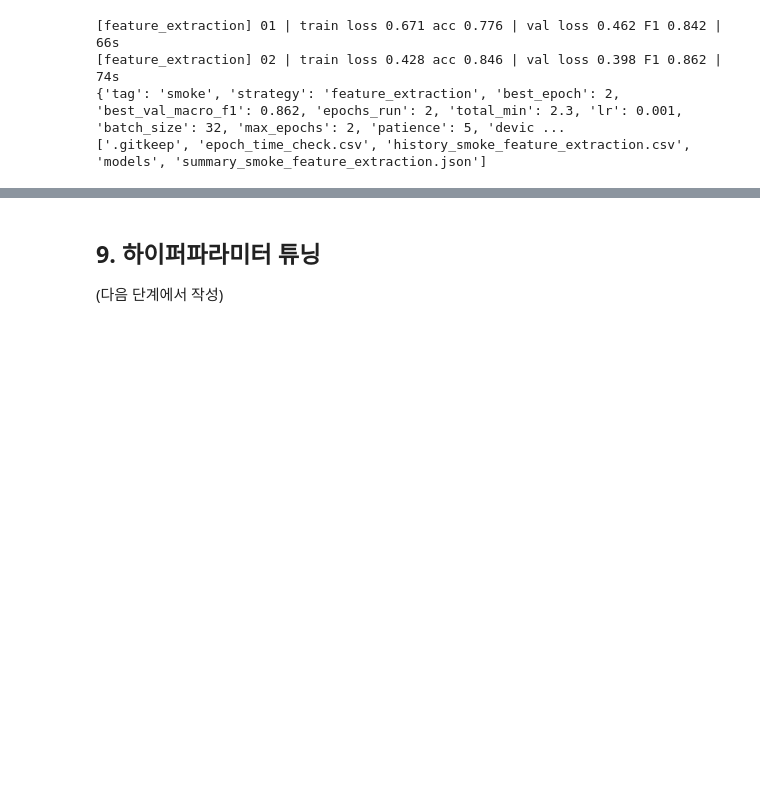
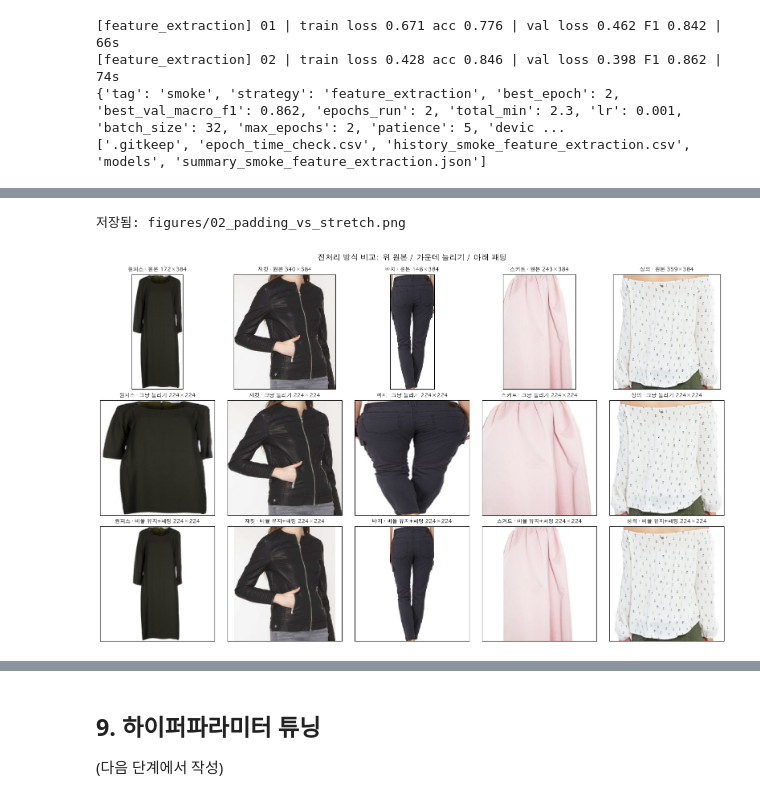
Before and after one commit to ehdwls1452/CV_Project_2, a Jupyter notebook: notebooks/03_modeling.ipynb, the cells around one changed output, grey strips where cells are left out. Cells and saved outputs as stored; diff of their text form; code cells hidden in the pictures; blank space fills up the shorter version.

```diff
--- a/notebooks/03_modeling.ipynb
+++ b/notebooks/03_modeling.ipynb
@@ -262,0 +283,20 @@ summary_df
+# %%
+pad = PadToSquare()
+fig, axes = plt.subplots(3, 5, figsize=(16, 10))
+for i, cat in enumerate(order):
+    row = train_df[train_df["category"] == cat].sample(1, random_state=SEED).iloc[0]
+    img = Image.open(DATA_DIR / row["image_path"]).convert("RGB")
+    views = [(img, f"원본 {img.width}×{img.height}"),
+             (img.resize((224, 224)), "그냥 늘리기 224×224"),
+             (pad(img), "비율 유지+패딩 224×224")]
+    for r, (v, title) in enumerate(views):
+        axes[r, i].imshow(v)
+        axes[r, i].set_title(f"{ko[cat]} · {title}", fontsize=9)
+        axes[r, i].set_xticks([]); axes[r, i].set_yticks([])   # 테두리는 남겨서 패딩 영역이 보이게
+plt.suptitle("전처리 방식 비교: 위 원본 / 가운데 늘리기 / 아래 패딩", fontsize=14)
+plt.tight_layout()
+save_fig("02_padding_vs_stretch")
+plt.show()
+# %% [output]
+저장됨: figures/02_padding_vs_stretch.png
+[figure, added]
```
Also changed, not shown: parts of 5 cells of this notebook.
